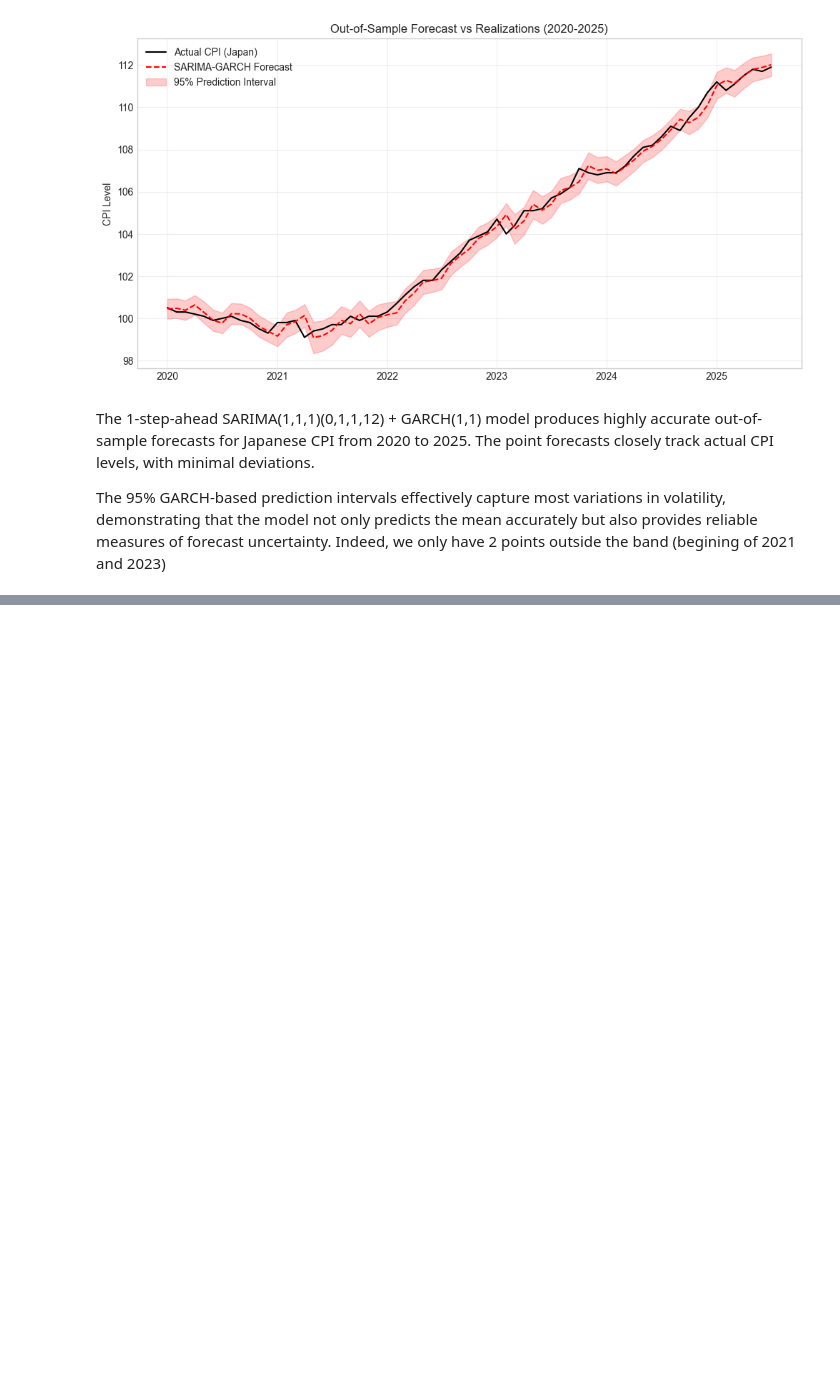
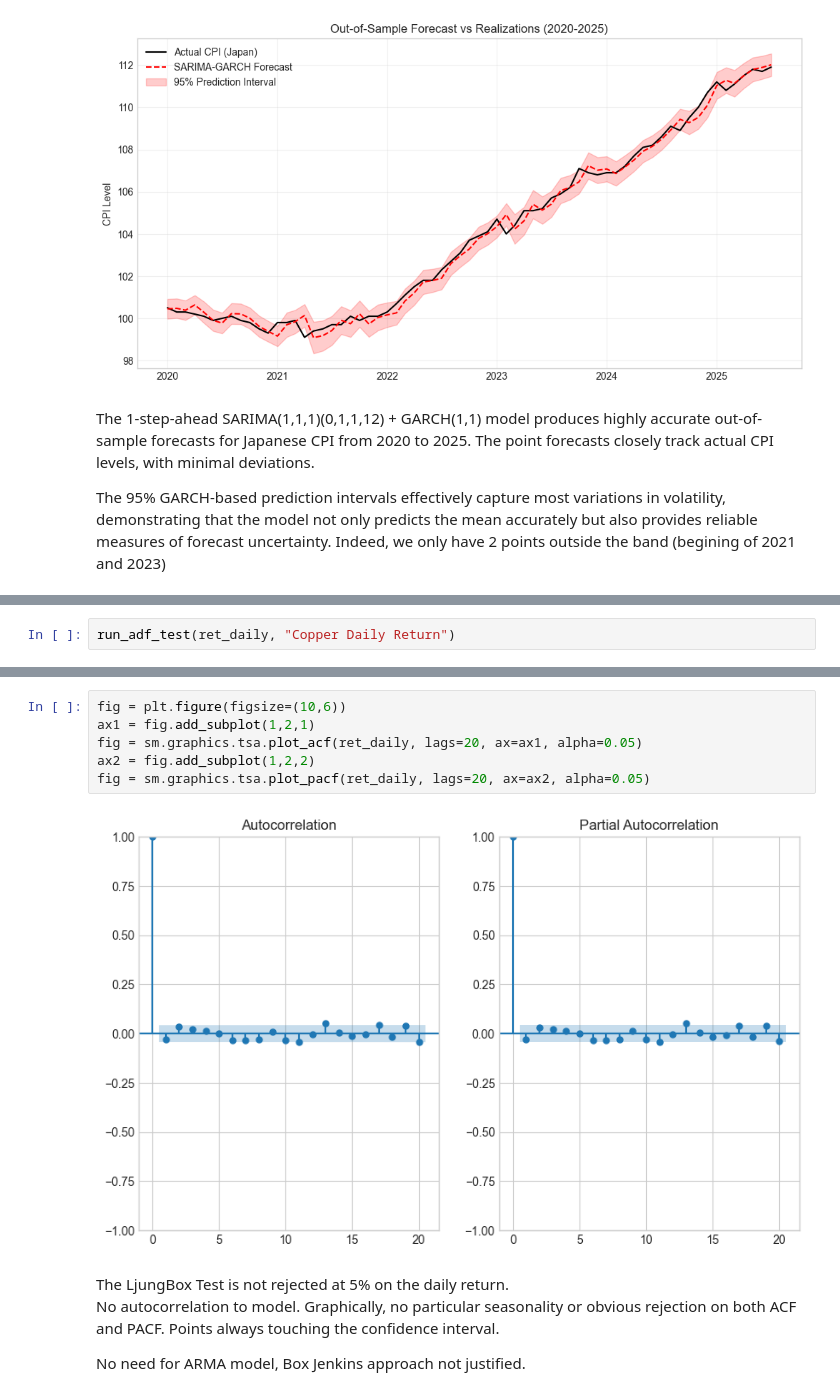
Before and after one commit to axel2329/Time-Series, a Jupyter notebook: TimeSeries.ipynb, the cells around one changed output, grey strips where cells are left out. Drawn from its saved outputs; the diff is of its cells as text; blank space fills up the shorter version.

```diff
--- a/TimeSeries.ipynb
+++ b/TimeSeries.ipynb
@@ -525,0 +572,2 @@ The 95% GARCH-based prediction intervals effectively capture most variations in
+# %%
+run_adf_test(ret_daily, "Copper Daily Return")
@@ -525,0 +612,15 @@ The 95% GARCH-based prediction intervals effectively capture most variations in
+# %%
+fig = plt.figure(figsize=(10,6))
+ax1 = fig.add_subplot(1,2,1)
+fig = sm.graphics.tsa.plot_acf(ret_daily, lags=20, ax=ax1, alpha=0.05)
+ax2 = fig.add_subplot(1,2,2)
+fig = sm.graphics.tsa.plot_pacf(ret_daily, lags=20, ax=ax2, alpha=0.05)
+# %% [output]
+[figure, added]
+# %% [markdown]
+The LjungBox Test is not rejected at 5% on the daily return.
+No autocorrelation to model.
+Graphically, no particular seasonality or obvious rejection on both ACF and PACF.
+Points always touching the confidence interval.
+
+No need for ARMA model, Box Jenkins approach not justified.
```
Also changed, not shown: parts of 65 cells of this notebook.
